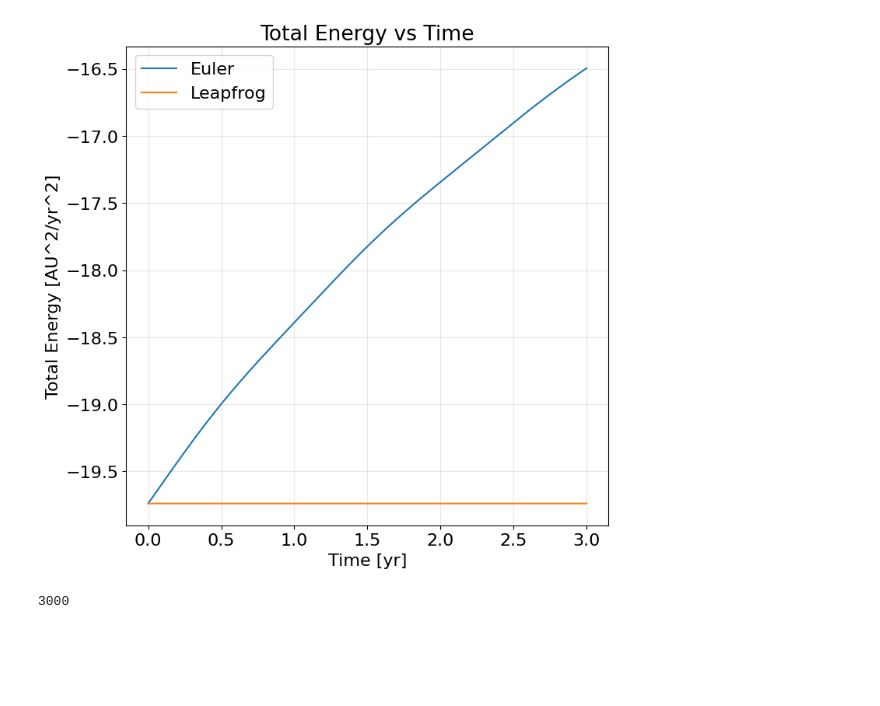
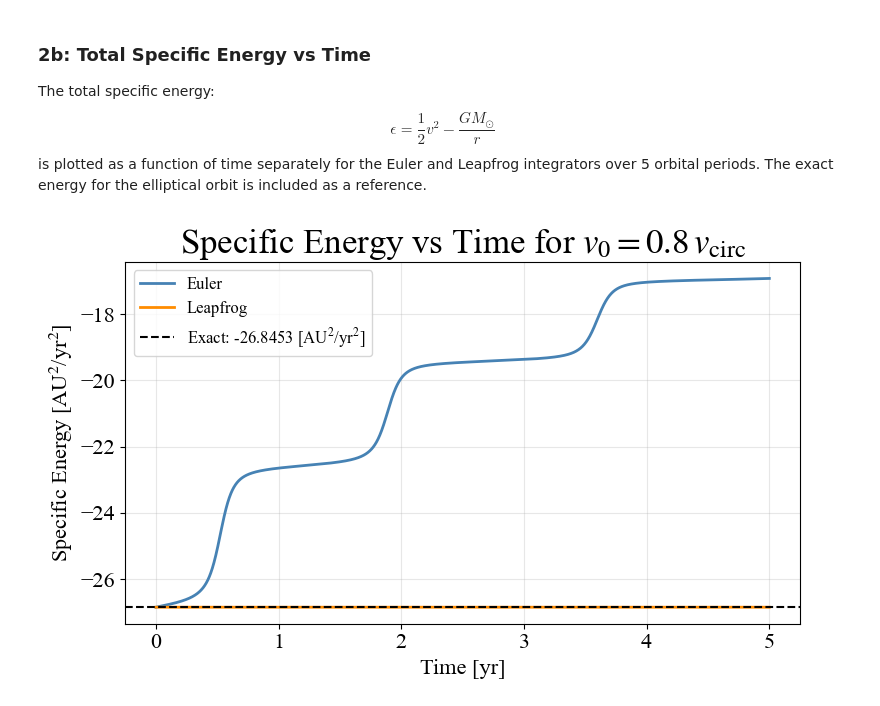
Before and after one commit to Aradhikaaa/N-Body-Simulations, a Jupyter notebook: hw4.ipynb, the cells around one changed output. Drawn from its saved outputs; the diff is of its cells as text; code cells hidden in the pictures; blank space fills up the shorter version.

Commit message:
Update HW4 code: Euler and Leapfrog orbital dynamics

```diff
--- a/hw4.ipynb
+++ b/hw4.ipynb
@@ -4,3 +4,10 @@ import matplotlib.pyplot as plt
 from matplotlib.animation import FuncAnimation
 from IPython.display import HTML, display
 plt.rcParams.update({'font.size': 16, 'figure.figsize': (8, 8)})
+plt.rcParams['axes.grid'] = True
+plt.rcParams['grid.alpha'] = 0.3
+plt.rcParams.update({
+    "font.family": "serif",
+    "font.serif": ["Times New Roman"],
+    "mathtext.fontset": "stix",   # closest math font to Times
+})
@@ -222,33 +417,32 @@ plt.show()
+# %% [markdown]
+### 2b: Total Specific Energy vs Time
+The total specific energy:
+$$\epsilon = \frac{1}{2}v^2 - \frac{GM_\odot}{r}$$
+is plotted as a function of time separately for the Euler and Leapfrog integrators over 5 orbital periods. The exact energy for the elliptical orbit is included as a reference.
 # %%
-#Total Energy
+t = np.linspace(0, T_new, N_new+1)
+speed1 = np.sqrt(vx1**2 + vy1**2)
+speed2 = np.sqrt(vx2**2 + vy2**2)
 r1 = np.sqrt(x1**2 + y1**2)
 r2 = np.sqrt(x2**2 + y2**2)
 Energy1 = 0.5 * speed1**2 - (GM/r1)
 Energy2 = 0.5 * speed2**2 - (GM/r2)
+e_Exact = 0.5 * vy0**2 - (GM/r0)
 
-# Plot
-plt.plot(t, Energy1, label='Euler')
-plt.plot(t, Energy2, label='Leapfrog')
-plt.xlabel("Time [yr]")
-plt.ylabel("Total Energy [AU^2/yr^2]")
-plt.title("Total Energy vs Time")
-plt.grid(True, alpha=0.3)
-plt.legend()
+
+# Energy plot
+fig, ax = plt.subplots(figsize=(8, 5))
+
+ax.plot(t, Energy1, label='Euler', color='steelblue',linewidth=2)
+ax.plot(t, Energy2, label='Leapfrog', color='darkorange',linewidth=2)
+ax.axhline(e_Exact, color='black', linestyle='--', label=rf'Exact: {e_Exact:.4f} [AU$^2$/yr$^2$]')
+
+ax.set_xlabel("Time [yr]")
+ax.set_ylabel(r"Specific Energy [AU$^2$/yr$^2$]")
+ax.set_title(r"Specific Energy vs Time for $v_0 = 0.8\, v_{\rm circ}$", fontsize=25)
+ax.legend(fontsize=12)
+plt.tight_layout()
+plt.savefig("2_energy_vs_time.png", dpi=150, bbox_inches='tight')
 plt.show()
 # %% [output]
-[figure, old version]
+[figure, new version]
-# %%
-# New Initial conditions – circular orbit at r0 = 1 AU
-vy0 = v_circ*0.8
-
-#  Simulation parameters
-
-T_new = 5.0             # 5 orbital periods
-dt      = 1e-3            # time step [yr](This is the step size h)
-N_new = int(T / dt)
-print(N)
-
-x1,y1,vx1,vy1 = euler_method(x0,y0,vx0,vy0,dt, N_new)
-x2,y2,vx2,vy2 = Leapfrog_method(x0,y0,vx0,vy0,dt, N_new)
-# %% [output]
-3000
```
Also changed, not shown: parts of 25 cells of this notebook, 1 other file.
